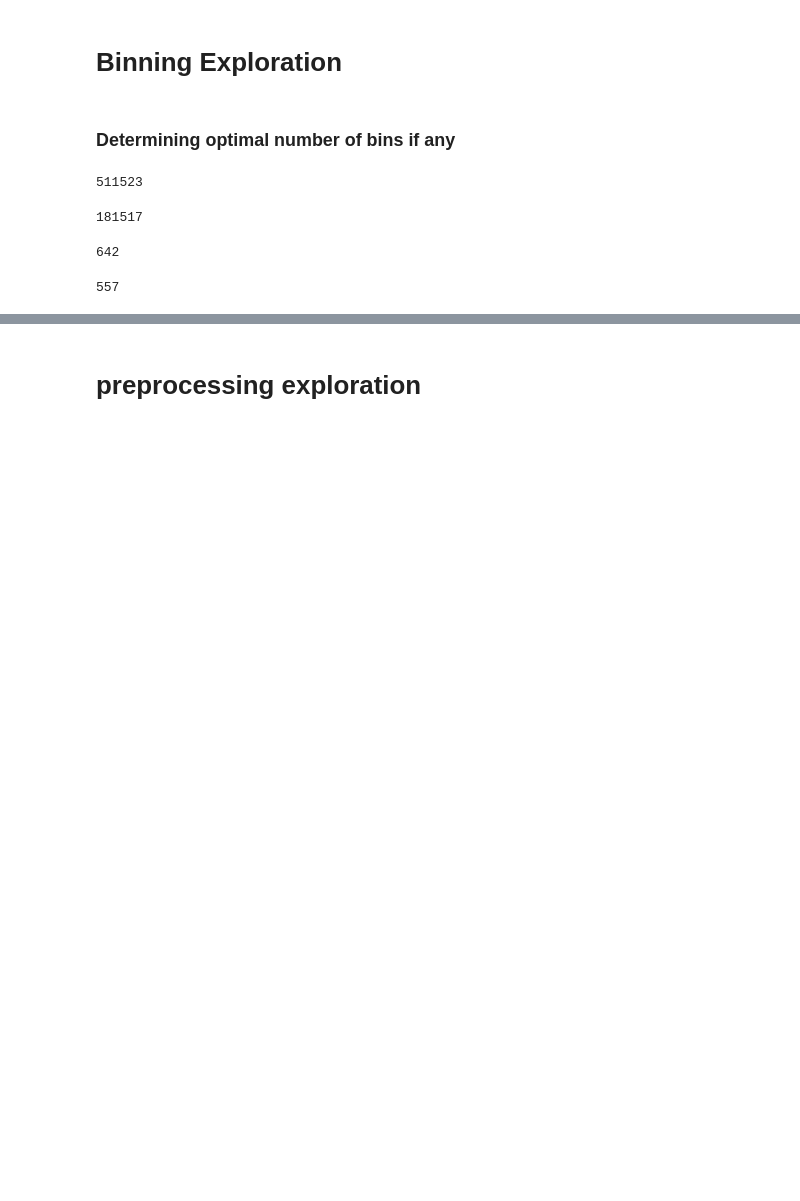
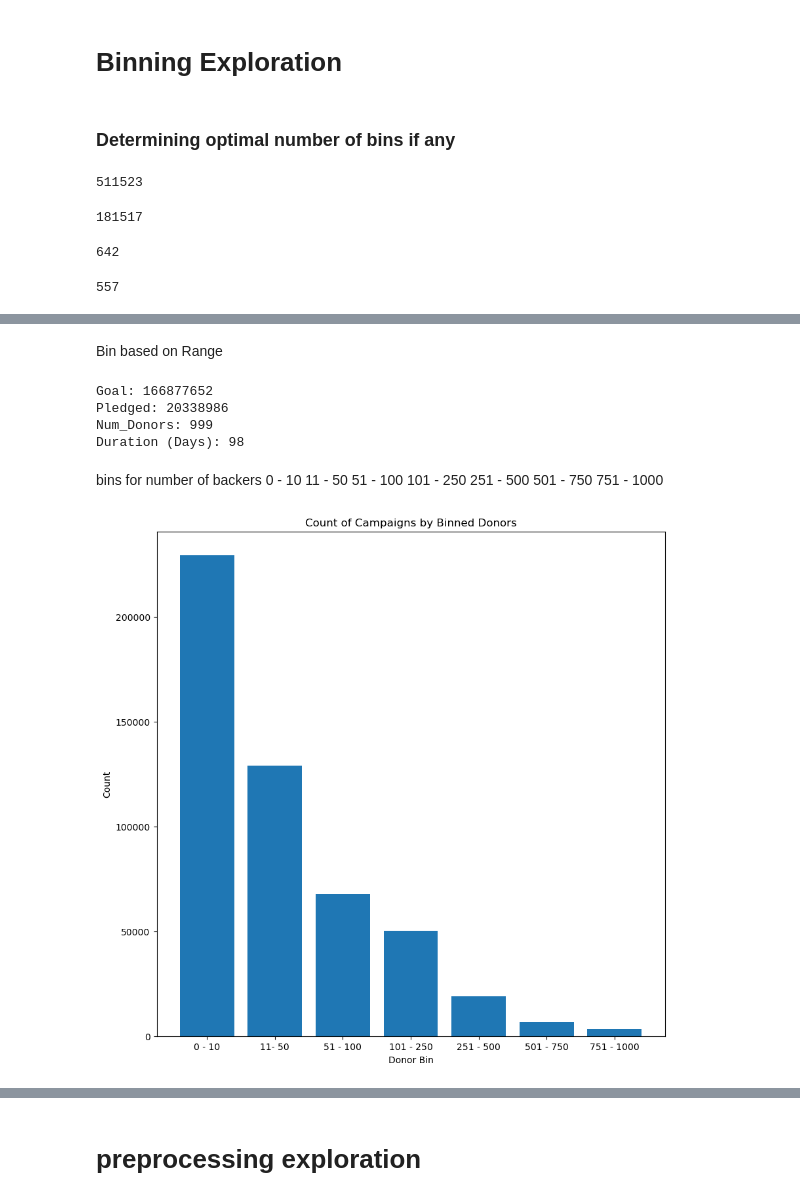
Before and after one commit to SBangarh/Kickstarter_Analysis, a Jupyter notebook: exploratory_analysis.ipynb, the cells around one changed output, grey strips where cells are left out. Saved outputs shown, nothing was run; the diff lists cells and outputs as text; code cells hidden in the pictures; blank space fills up the shorter version.

```diff
--- a/exploratory_analysis.ipynb
+++ b/exploratory_analysis.ipynb
@@ -428,0 +444,18 @@ No luck
+# %% [markdown]
+Bin based on Range
+# %%
+#get range of each numeric feature
+numeric_features = ['Goal', 'Pledged', 'Num_Donors', 'Duration (Days)']
+
+def calc_range(dataframe, feature):
+    my_range = max(dataframe[feature]) - min(dataframe[feature])
+    return my_range
+
+for feature in numeric_features:
+    my_range = calc_range(data, feature)
+    print(f"{feature}: {my_range}")
+# %% [output]
+Goal: 166877652
+Pledged: 20338986
+Num_Donors: 999
+Duration (Days): 98
@@ -428,0 +466,31 @@ No luck
+# %% [markdown]
+bins for number of backers
+0 - 10
+11 - 50
+51 - 100
+101 - 250
+251 - 500
+501 - 750
+751 - 1000
+# %%
+#Num donors
+donor_values = data['Num_Donors'].value_counts().index
+describe_df(data['Num_Donors'])
+
+donor_bins = [0, 11, 51, 101, 251, 501, 751, 1001]
+my_labels = ['0 - 10', '11- 50', '51 - 100', '101 - 250', '251 - 500', '501 - 750', '751 - 1000']
+
+binned_data = pd.cut(data['Num_Donors'], bins=donor_bins, right=False, labels=my_labels)
+binned_donors = pd.DataFrame(binned_data.value_counts())
+binned_donors.reset_index(inplace=True)
+binned_donors.rename(columns={'index': 'Num_Donors', 'Num_Donors': 'Count'}, inplace=True)
+
+#plt counts
+fig = plt.figure(figsize=(10, 10))
+plt.bar(x=binned_donors['Num_Donors'], height=binned_donors['Count'])
+plt.title('Count of Campaigns by Binned Donors')
+plt.xlabel('Donor Bin')
+plt.ylabel('Count')
+plt.show()
+# %% [output]
+[figure, added]
```
Also changed, not shown: parts of 14 cells of this notebook, 1 other file.
